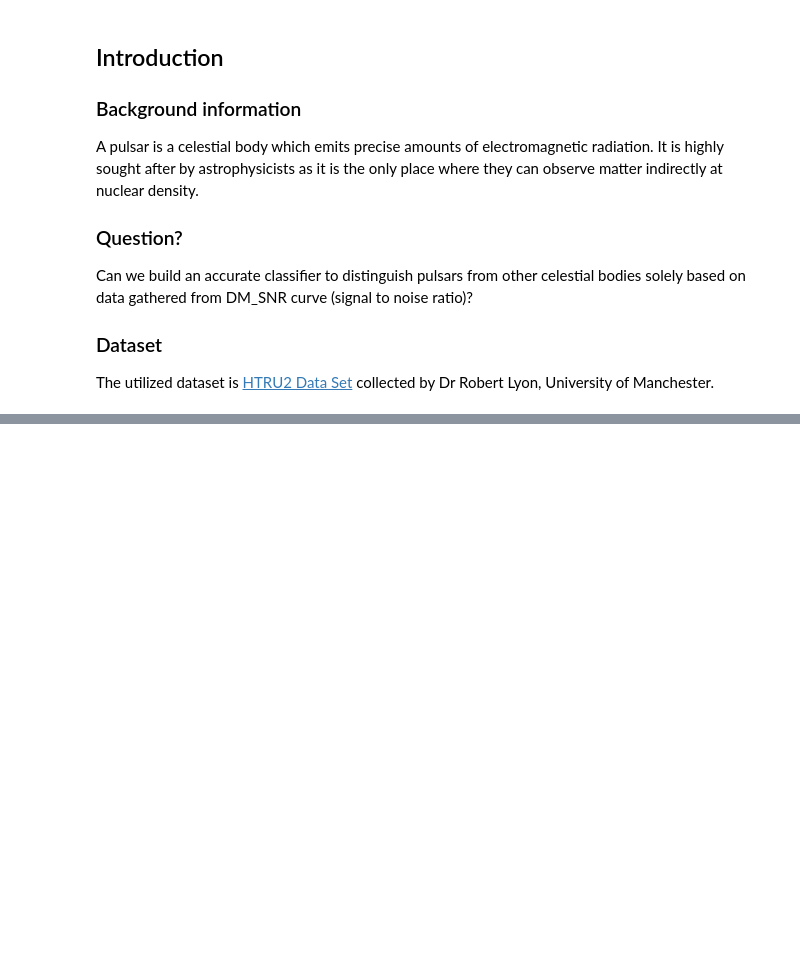
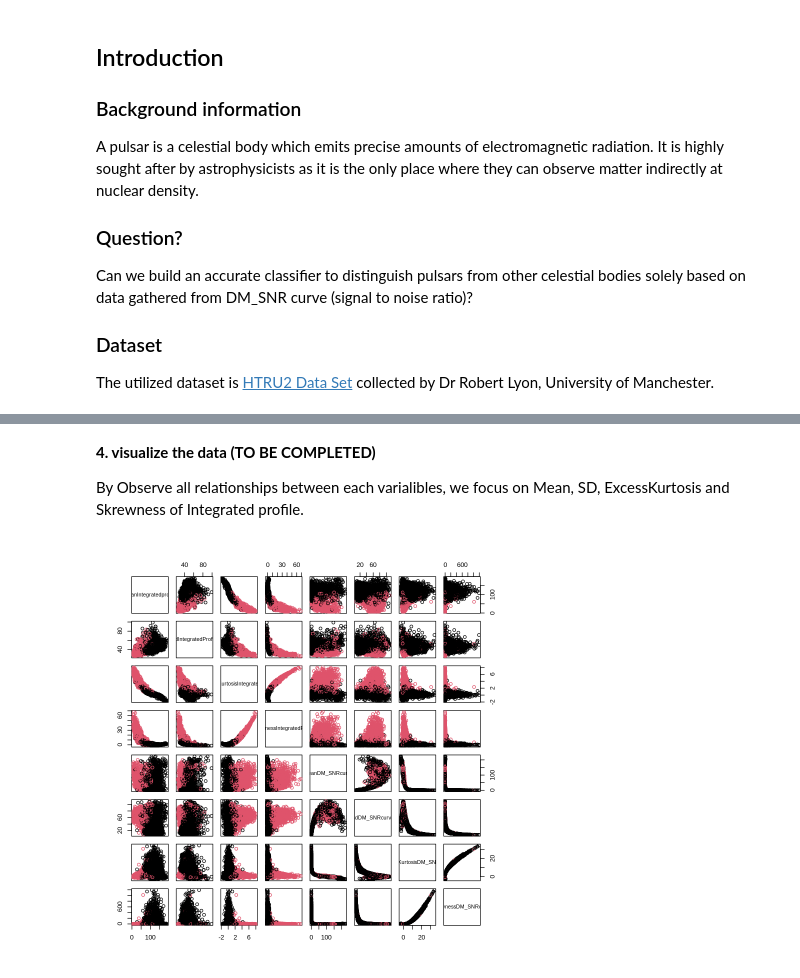
Before and after one commit to redradman/DSCI100Project, a Jupyter notebook: ProjectDSCI100.ipynb, the cells around one changed output, grey strips where cells are left out. Cells and saved outputs as stored; diff of their text form; code cells hidden in the pictures; blank space fills up the shorter version.

```diff
--- a/ProjectDSCI100.ipynb
+++ b/ProjectDSCI100.ipynb
@@ -104,0 +65,8 @@ A tibble: 2 × 6
+# %% [markdown]
+**4. visualize the data (TO BE COMPLETED)**
+
+By Observe all relationships between each varialibles, we focus on Mean, SD, ExcessKurtosis and Skrewness of Integrated profile.
+# %%
+plot(pulsarTrain[1:8], col= pulsarTrain$Class)
+# %% [output]
+[figure, added]
```
Also changed, not shown: parts of 11 cells of this notebook.
